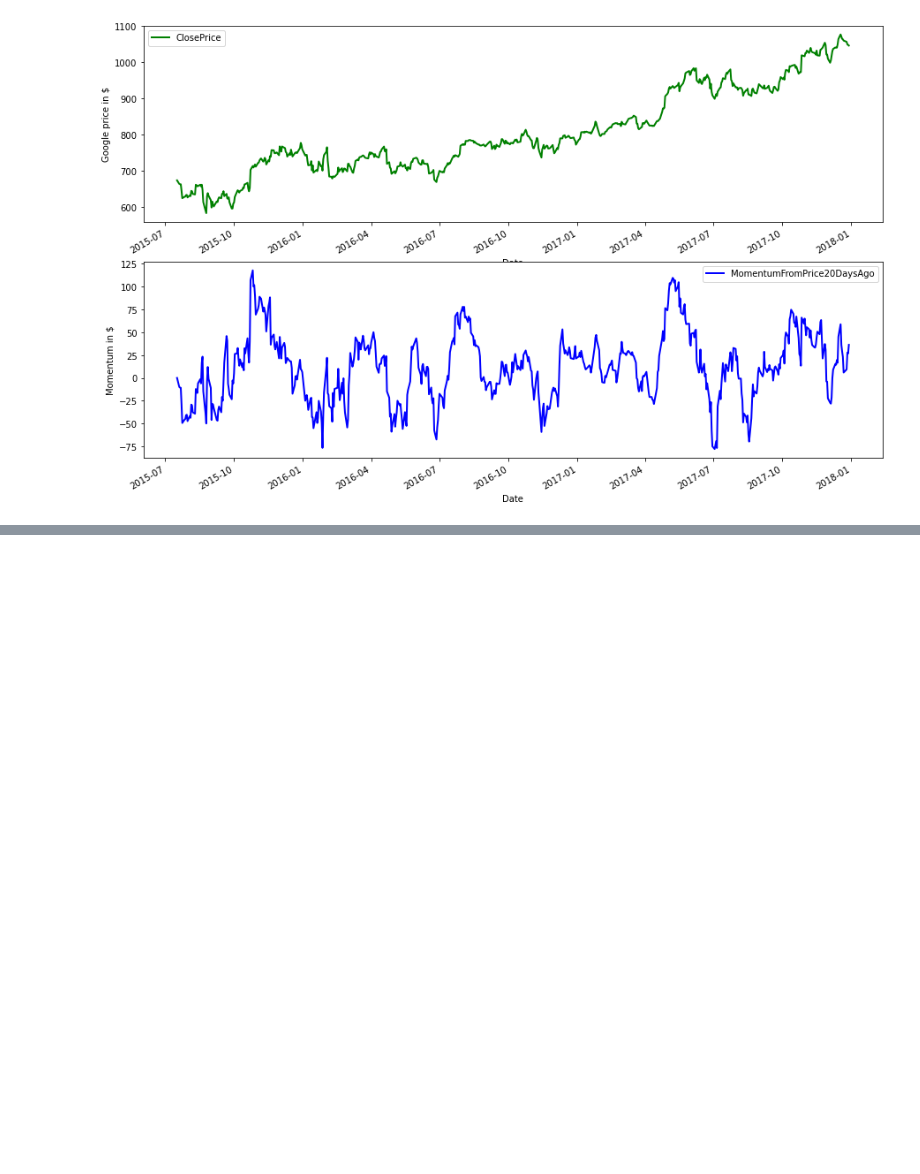
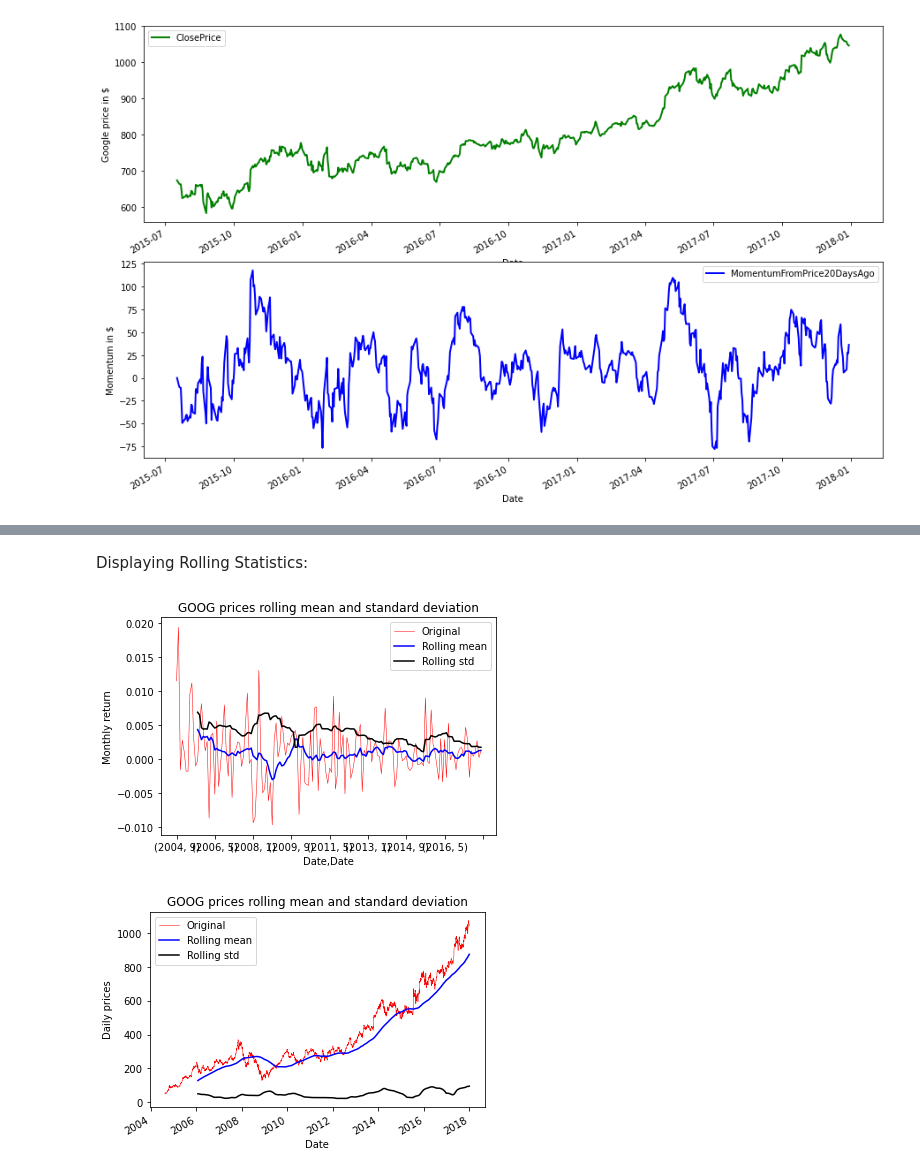
Before and after one commit to victorvianaom/Learn-Algorithmic-Trading, a Jupyter notebook: Deciphering Markets with Technical Analysis 📚02.ipynb, the cells around one changed output, grey strips where cells are left out. Saved outputs shown, nothing was run; the diff lists cells and outputs as text; code cells hidden in the pictures; blank space fills up the shorter version.

```diff
--- a/Deciphering Markets with Technical Analysis 📚02.ipynb
+++ b/Deciphering Markets with Technical Analysis 📚02.ipynb
@@ -608 +670,19 @@ plt.show()
+# %% [markdown]
+Displaying Rolling Statistics:
+# %%
+def plot_rolling_statistics_ts(ts, titletext, ytext, window_size=12):
+    ts.plot(color='red', label='Original', lw=0.5)
+    ts.rolling(window_size).mean().plot(color='blue', label='Rolling mean')
+    ts.rolling(window_size).std().plot(color='black', label='Rolling std')
+
+    plt.legend(loc='best')
+    plt.ylabel(ytext)
+    plt.title(titletext)
+    plt.show(block=False)
+
+plot_rolling_statistics_ts(goog_monthly_return[1:], 'GOOG prices rolling mean and standard deviation', 'Monthly return')
+plot_rolling_statistics_ts(goog_data['Adj Close'], 'GOOG prices rolling mean and standard deviation', 'Daily prices', 365)
+# %% [output]
+[figure, added]
+[figure, added]
 # %%
```
Also changed, not shown: parts of 9 cells of this notebook.
